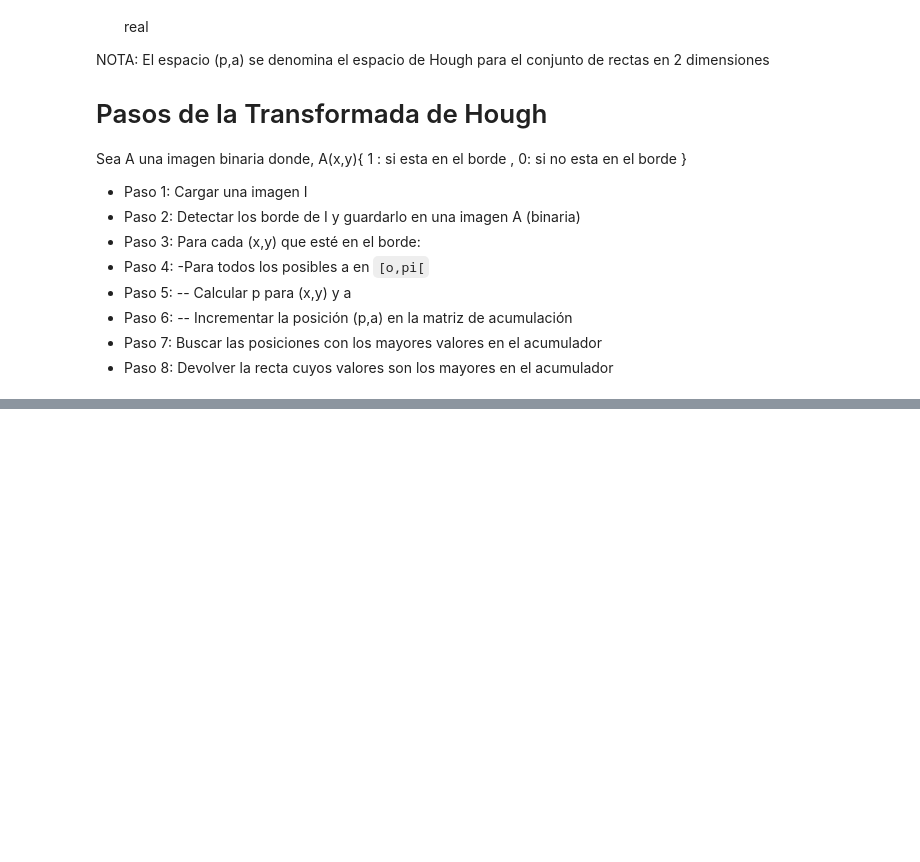
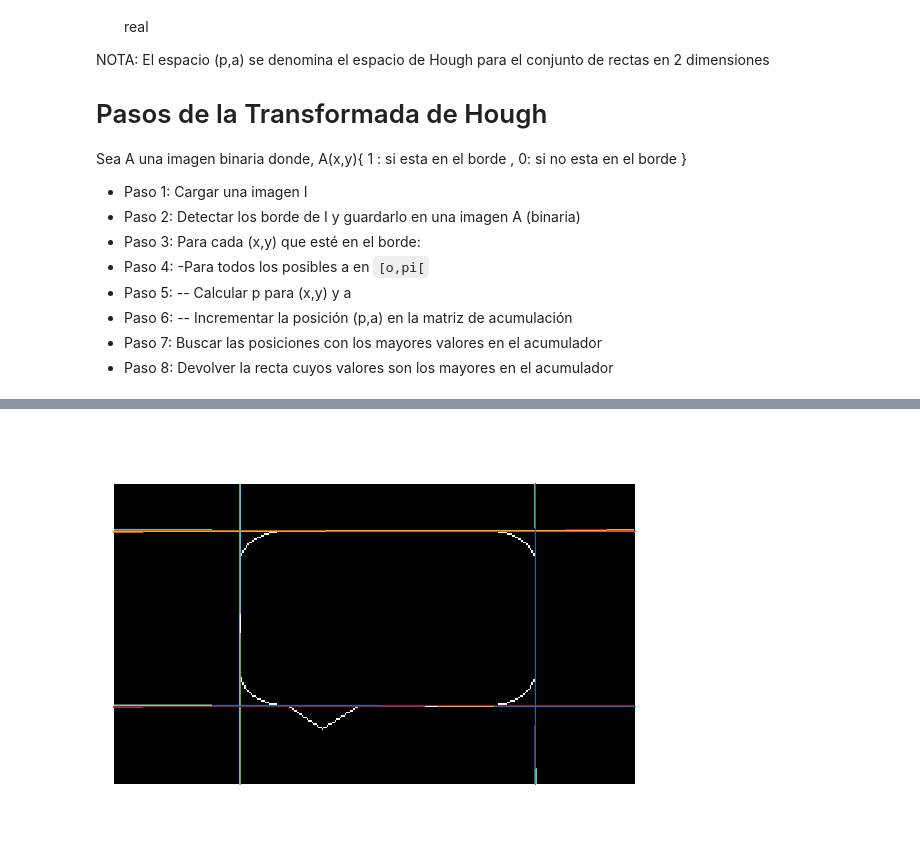
Before and after one commit to bakkim05/PAID_Electiva, a Jupyter notebook: 11.Deteccion_de_Bordes/Deteccion_de_Bordes.ipynb, the cells around one changed output, grey strips where cells are left out. Drawn from its saved outputs; the diff is of its cells as text; code cells hidden in the pictures; blank space fills up the shorter version.

```diff
--- a/11.Deteccion_de_Bordes/Deteccion_de_Bordes.ipynb
+++ b/11.Deteccion_de_Bordes/Deteccion_de_Bordes.ipynb
@@ -85,0 +270,89 @@ yp =  366
+# %%
+clc; clear; close all
+pkg load image
+A=imread('images/linea3.jpg');
+%Convertir la imagen en binaria
+B=im2double(A);
+B(B<0.5)=0; B(B>=0.5)=1;
+imshow(B)
+
+%Calcular la discretizacion de theta y rho
+%1. Theta: Tomar valores en [0,180] / [0, pi]
+h1=0.1;
+thetas=deg2rad(0:h1:180);
+%2. Rho: Toma valores en [-d,d], donde d=sqrt(m^2+n^2), y [m,n]=size(B)
+[m,n]=size(B);
+d=sqrt(m^2+n^2);
+h2=0.1;
+rhos=-d:h2:d;
+
+%Crear matriz de acumulacion
+Acumulador=zeros(length(thetas),length(rhos));
+
+%Llenar la matriz de acumulacion
+
+[x_b,y_b]=find(B);
+
+for i=1:length(x_b) %Recorrer los puntos del borde
+  for theta_ind=1:length(thetas)
+    theta=thetas(theta_ind);
+    rho=x_b(i)*cos(theta)+y_b(i)*sin(theta);
+    [~,rho_ind]=min(abs(rhos-rho));
+    Acumulador(theta_ind,rho_ind)+=1;
+  end
+end
+
+%Mostrar graficamente el comportamiento del acumulador
+%figure
+%surface(thetas,rhos,Acumulador','EdgeColor','none')
+%xlabel('rho')
+%ylabel('theta')
+
+lineas_intentos=10;
+
+for r=1:lineas_intentos
+  %Encontrar maxima posicion del Acumulador
+  [xp,yp]=find(Acumulador==max(max(Acumulador)));
+  %Observacion: Si el maximo se repite mas de una vez, entonces
+  %             'x' y 'y' son vectores que tienen las posiciones
+
+  %Graficar
+
+  for k=1:length(xp)
+    thetaMax=thetas(xp(k));
+    rhoMax=rhos(yp(k));
+
+    if abs(sin(thetaMax))<10^-4
+      x_v=rhoMax/cos(thetaMax);
+      line([n 1], [x_v x_v],'LineWidth',2)
+    else
+      %Calcular pendiente
+      pendiente=-cos(thetaMax)/sin(thetaMax);
+      interseccion=rhoMax/sin(thetaMax);
+      %Necesitamos el punto (1,y1)
+      y1=pendiente*1+interseccion;
+      %Necesitamos el punto (m,ym)
+      ym=pendiente*m+interseccion;
+      %Necesitamos el punto (x1,1)
+      x1=(1-interseccion)/pendiente;
+      %Necesitamos el punto (xn,n)
+      xn=(n-interseccion)/pendiente;
+      if pendiente>0
+        if 0<y1
+          line([y1 n], [1 xn],'LineWidth',2)
+        else
+          line([1 ym], [x1 m],'LineWidth',2)
+        end
+      else
+        if y1>m
+          line([ym n], [m xn],'LineWidth',2)
+        else
+          line([y1 1], [1 x1],'LineWidth',2)
+        end
+      end
+    end
+    Acumulador(xp(k),yp(k))=0;
+  end
+end
+# %% [output]
+[figure, added]
```
Also changed, not shown: parts of 7 cells of this notebook, 14 other files.
